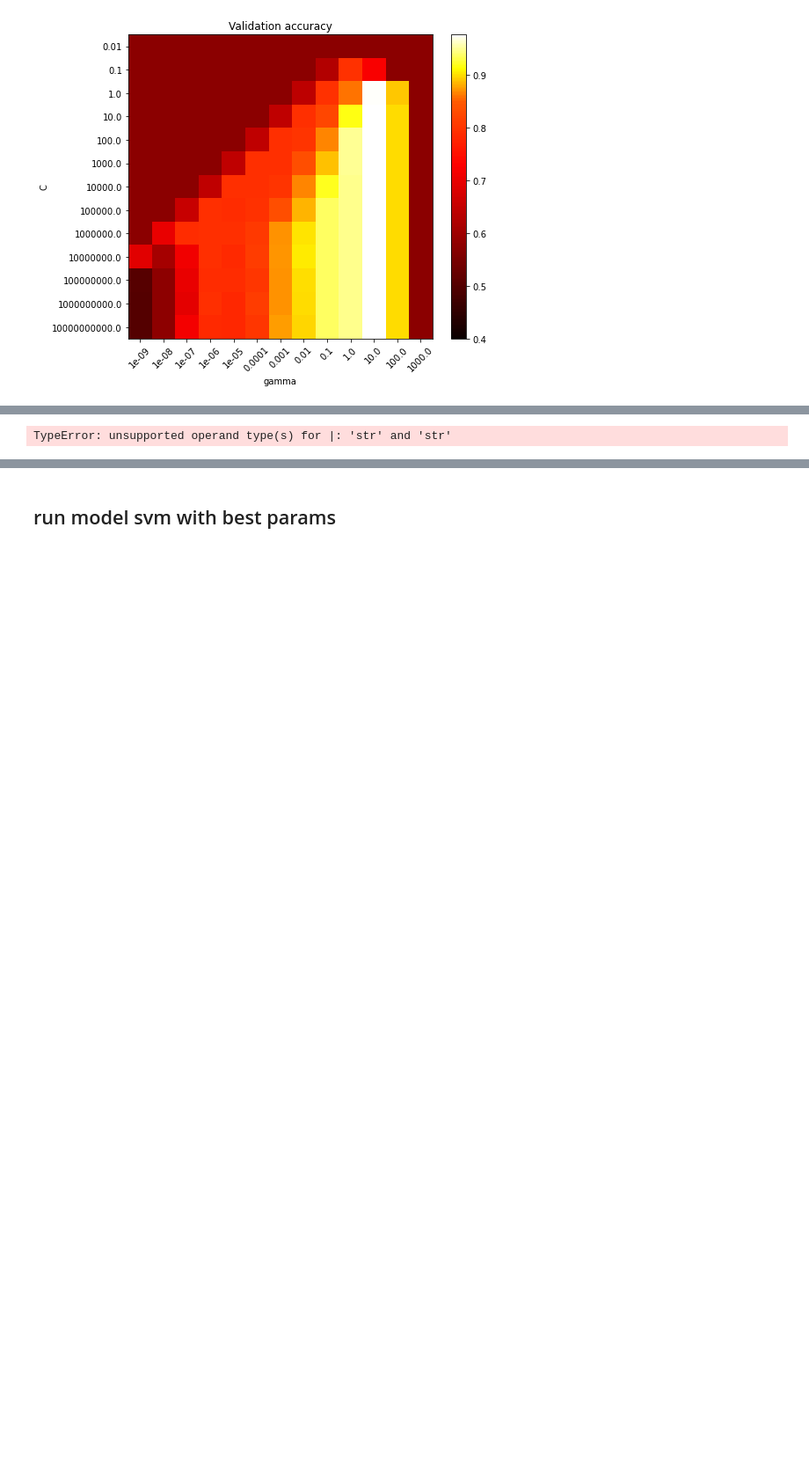
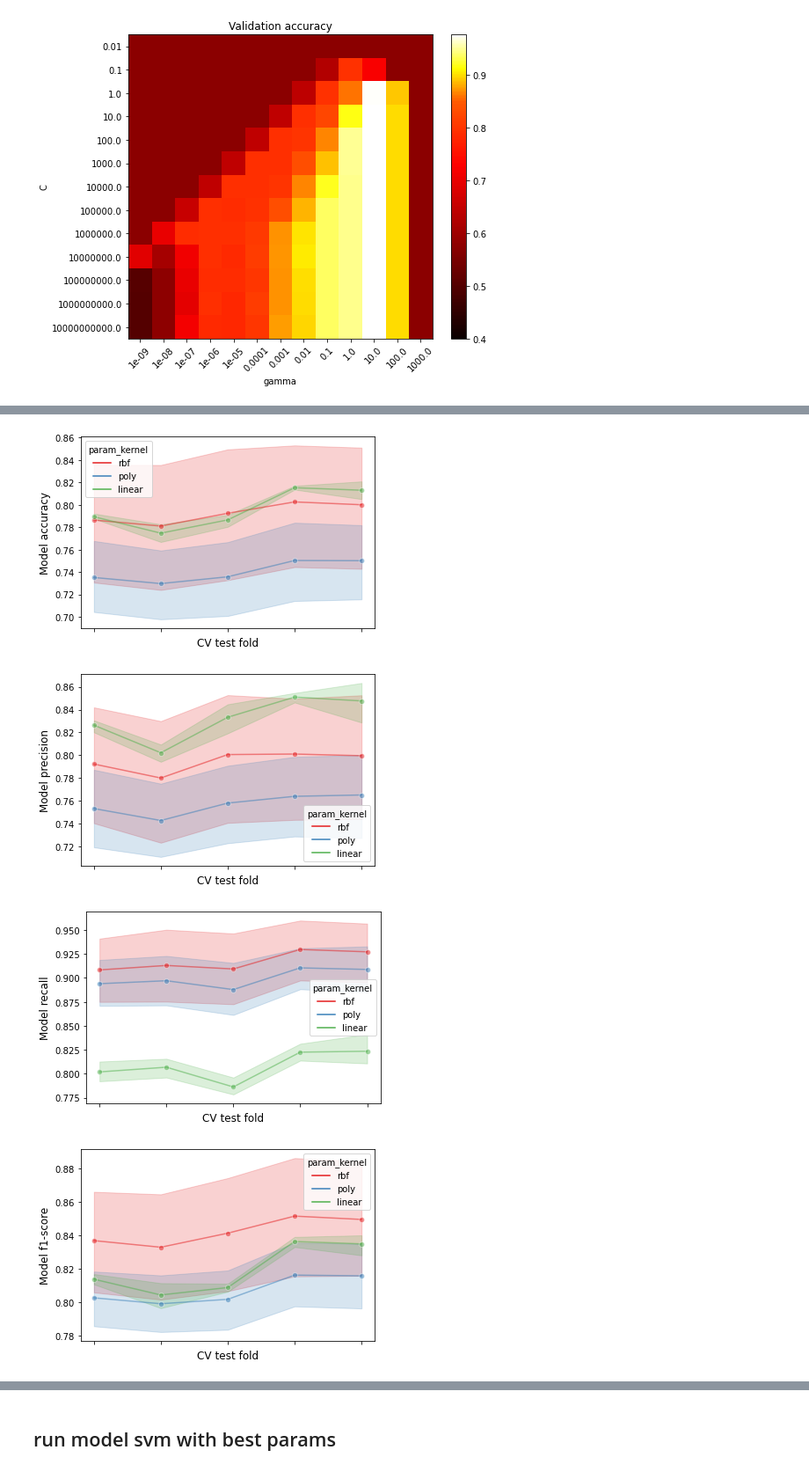
Before and after one commit to hinatanvir/Fault-Detection-SECOM, a Jupyter notebook: Hina/svm param vis.ipynb, the cells around one changed output, grey strips where cells are left out. Shown at 88% size. Cells and saved outputs as stored; diff of their text form; code cells hidden in the pictures; blank space fills up the shorter version.

Commit message:
kernel metric vis

```diff
--- a/Hina/svm param vis.ipynb
+++ b/Hina/svm param vis.ipynb
@@ -390,10 +399,11 @@ def confusion_matrix_scorer(clf, X, y):
 # %%
 scorer={#'cf_scorer': make_scorer(confusion_matrix_scorer),
+        'acc' : 'accuracy',
         'rec' : 'recall',
         'pre': 'precision',
         'f1' : 'f1',
-        'fbeta' : make_scorer(fbeta_score, beta=3),
-        'acc' : 'accuracy',
+        #'fbeta' : make_scorer(fbeta_score, beta=3),
+        'mcc' : make_scorer(mcc_score,greater_is_better=True),
         'roc' :'roc_auc'}
 # %%
 #grid_tune=grid = GridSearchCV(SVC(), param_grid=tuned_parameters, cv=cv, scoring= ['recall','accuracy','roc_auc'],verbose=4,refit='roc_auc')
@@ -578,5 +652,0 @@ KeyError: ('params', 'rank_test_recall', 'mean_test_recall', 'std_test_recall')
-# %%
-model_scores = grid_vis.filter(regex=r"split\d*_test_recall"|'param_kernel')
-model_scores
-# %% [output]
-TypeError: unsupported operand type(s) for |: 'str' and 'str'
@@ -595,0 +653,39 @@ sns.lineplot(
+# %%
+model_scores = results_df.filter(regex=r"split\d*_test_acc")
+model_pre= results_df.filter(regex=r"split\d*_test_pre")
+model_rec= results_df.filter(regex=r"split\d*_test_rec")
+model_f1= results_df.filter(regex=r"split\d*_test_f1")
+model_mcc= results_df.filter(regex=r"split\d*_test_mcc")
+model_roc= results_df.filter(regex=r"split\d*_test_roc")
+# %%
+def plot_score_kernel(data, metric):
+
+# plot 30 examples of dependency between cv fold and AUC scores
+    fig, ax = plt.subplots()
+    sns.lineplot(
+    data=data.transpose().iloc[:30],
+    dashes=False,
+    palette="Set1",
+    marker="o",
+    alpha=0.5,
+    ax=ax
+    )
+    ax.set_xlabel("CV test fold", size=12, labelpad=10)
+    ax.set_ylabel("Model "+metric, size=12)
+    ax.tick_params(bottom=True, labelbottom=False)
+    plt.show()
+
+# print correlation of AUC scores across folds
+#print(f"Correlation of models:\n {model_scores.transpose().corr()}")
+# %%
+plot_score_kernel(model_scores,'accuracy')
+plot_score_kernel(model_pre, 'precision')
+plot_score_kernel(model_rec, 'recall')
+plot_score_kernel(model_f1, 'f1-score')
+plot_score_kernel(model_mcc, 'MCC')
+plot_score_kernel(model_roc, 'ROC')
+# %% [output]
+[figure, added]
+[figure, added]
+[figure, added]
+[figure, added]
```
Also changed, not shown: parts of 37 cells of this notebook, 1 other file.
